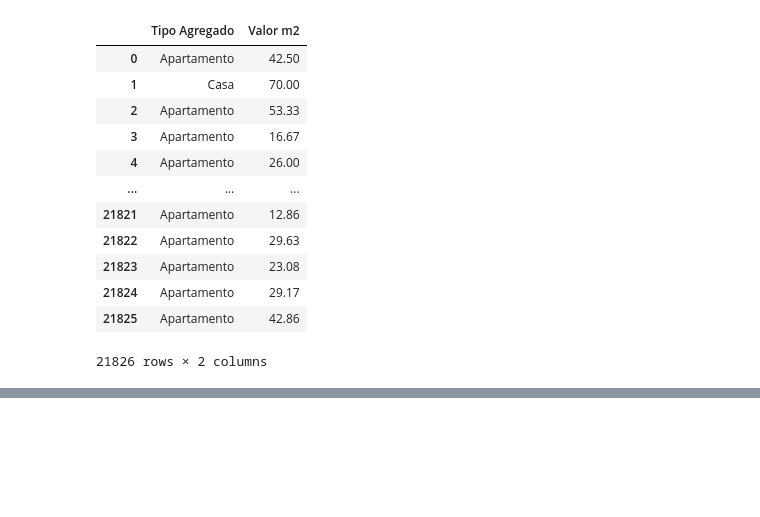
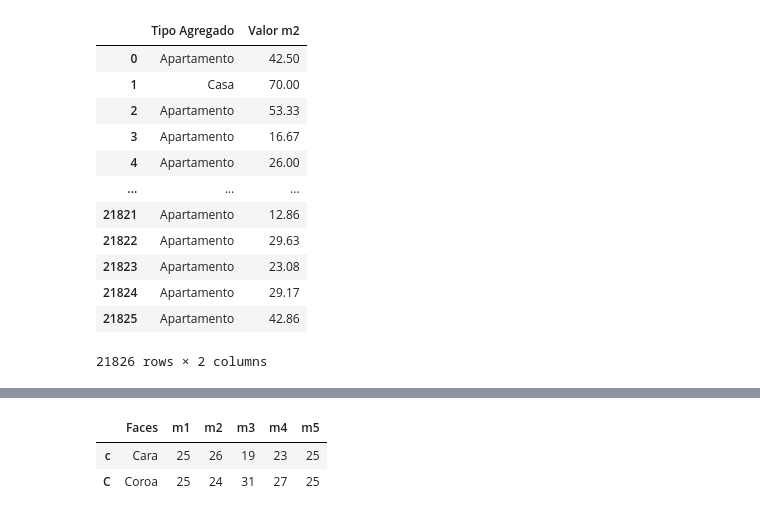
Before and after one commit to fredpaiva42/Tratando-e-analisando-dados-com-Pandas, a Jupyter notebook: criando_novas_variaveis.ipynb, the cells around one changed output, grey strips where cells are left out. Saved outputs shown, nothing was run; the diff lists cells and outputs as text; code cells hidden in the pictures; blank space fills up the shorter version.

```diff
--- a/criando_novas_variaveis.ipynb
+++ b/criando_novas_variaveis.ipynb
@@ -175,3 +175,30 @@ dados.head(10)
 | 9 | Apartamento | Copacabana | 1 | 0 | 1 | 40 | 2000.0 | 561.0 | 50.0 | 50.00 | ... |
 # %%
 dados.to_csv('./aluguel_residencial.csv', sep = ';', index = False)
+# %%
+m1 = 'CCcCCccCCCccCcCccCcCcCCCcCCcccCCcCcCcCcccCCcCcccCc'
+m2 = 'CCCCCccCccCcCCCCccCccccCccCccCCcCccCcCcCCcCccCccCc'
+m3 = 'CccCCccCcCCCCCCCCCCcccCccCCCCCCccCCCcccCCCcCCcccCC'
+m4 = 'cCCccCCccCCccCCccccCcCcCcCcCcCcCCCCccccCCCcCCcCCCC'
+m5 = 'CCCcCcCcCcCCCcCCcCcCCccCcCCcccCccCCcCcCcCcCcccccCc'
+# %%
+eventos = { 'm1': list(m1),
+            'm2': list(m2),
+            'm3': list(m3),
+            'm4': list(m4),
+            'm5': list(m5)}
+
+moedas = pd.DataFrame(eventos)
+
+df = pd.DataFrame(data = ['Cara', 'Coroa'],
+                    index = ['c', 'C'],
+                    columns = ['Faces'])
+
+for item in moedas:
+    df = pd.concat([df, moedas[item].value_counts()],
+                    axis = 1)
+df
+# %% [output]
+|  | Faces | m1 | m2 | m3 | m4 | m5 |
+| c | Cara | 25 | 26 | 19 | 23 | 25 |
+| C | Coroa | 25 | 24 | 31 | 27 | 25 |
```
